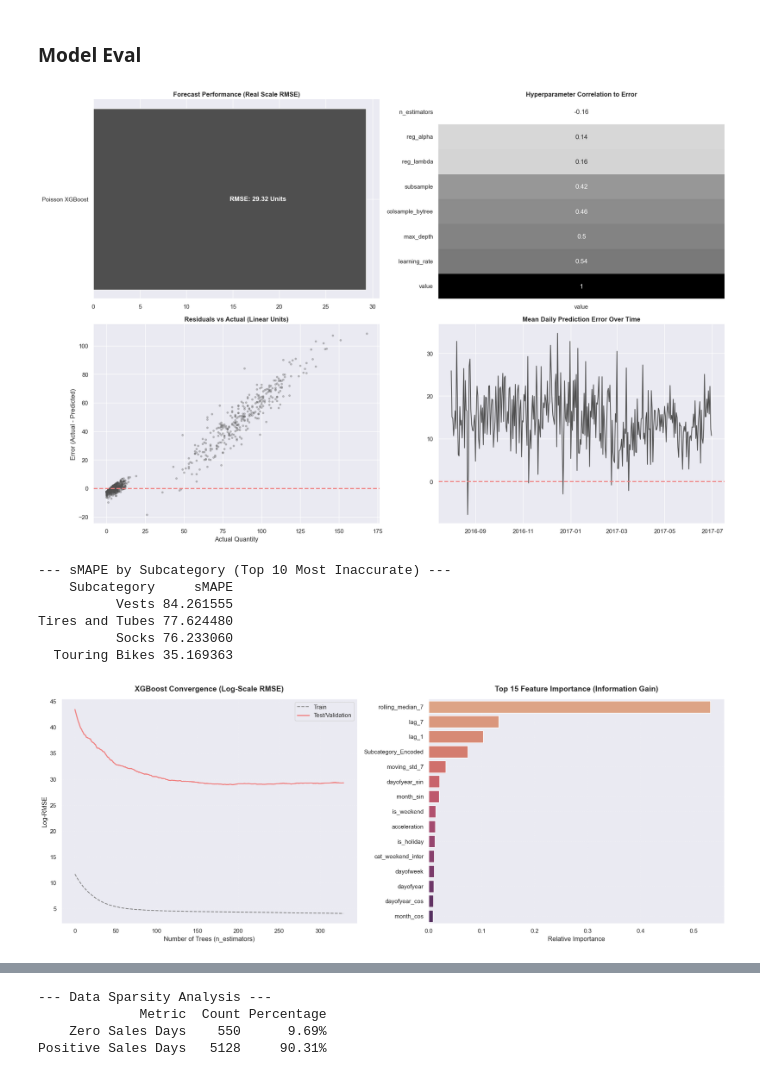
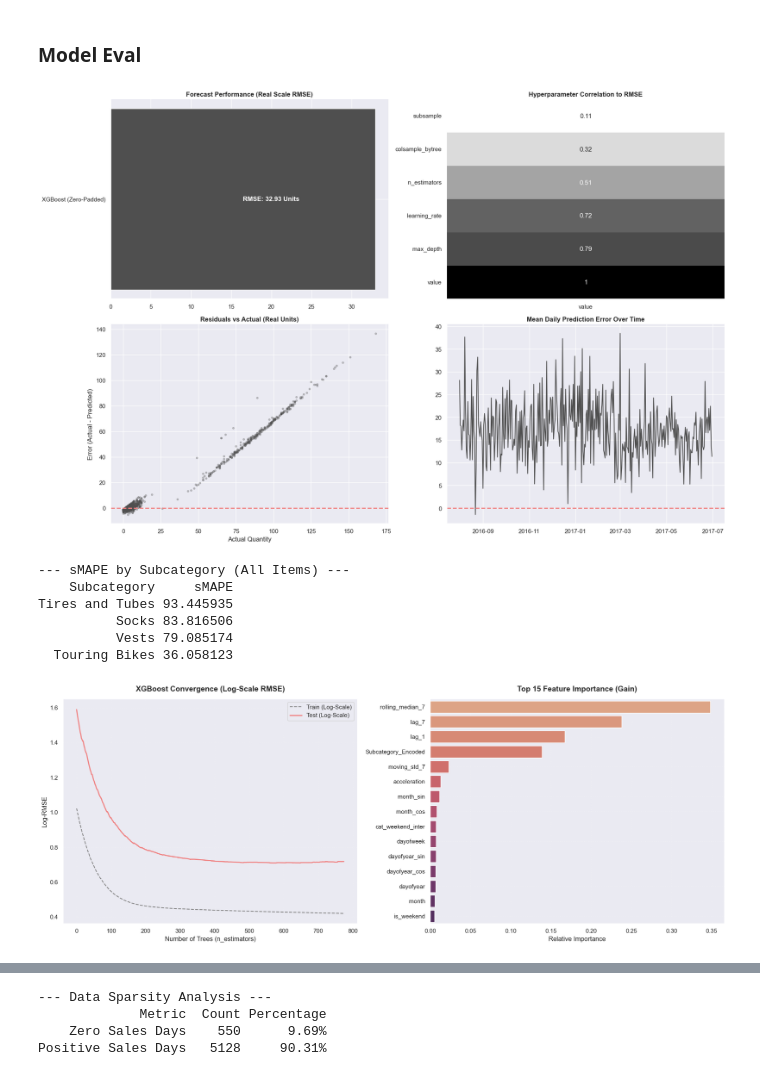
Before and after one commit to ethanhopkins101/adventure_works, a Jupyter notebook: notebooks/model_selection.ipynb, the cells around one changed output, grey strips where cells are left out. Cells and saved outputs as stored; diff of their text form; code cells hidden in the pictures.

```diff
--- a/notebooks/model_selection.ipynb
+++ b/notebooks/model_selection.ipynb
@@ -600,97 +633,100 @@ Final RMSE (Real Scale): 29.32
 ### Model Eval
 # %%
 # 1. Align Data for Diagnostics
-y_test_real = y_test  # Using Raw Scale from Poisson model
-test_preds_real = test_preds
+test_preds_log = best_xgb.predict(X_test)
+test_preds_real = np.expm1(test_preds_log)
+y_test_real = np.expm1(y_test_log)
 
+# Ensure the index matches our zero-padded df_treated
 diagnostic_df = pd.DataFrame({
     'Actual': y_test_real.values,
     'Predicted': test_preds_real,
     'Error': y_test_real.values - test_preds_real,
-    'Subcategory': df_treated.loc[y_test.index, 'SubcategoryName'].values
-}, index=df_treated.loc[y_test.index, 'OrderDate'])
+    'Subcategory': df_treated.loc[y_test_log.index, 'SubcategoryName'].values
+}, index=df_treated.loc[y_test_log.index, 'OrderDate'])
 
-# 2. Reusable sMAPE Function (Scientifically robust for zeros)
+# 2. Reusable sMAPE Function
 def calculate_smape_robust(actual, predicted):
     actual, predicted = np.array(actual), np.array(predicted)
     numerator = np.abs(predicted - actual)
     denominator = (np.abs(actual) + np.abs(predicted)) / 2
     return np.mean(np.divide(numerator, denominator,
-                             out=np.zeros_like(numerator),
-                             where=denominator != 0)) * 100
+                               out=np.zeros_like(numerator),
+                               where=denominator != 0)) * 100
 
 # 3. Create Dashboard Visuals
 fig = plt.figure(figsize=(18, 12), facecolor='white')
 gs = fig.add_gridspec(2, 2)
 
-# Subplot 1: RMSE
+# Subplot 1: RMSE (Real Scale)
 ax_rmse = fig.add_subplot(gs[0, 0])
 rmse_val = np.sqrt(mean_squared_error(diagnostic_df['Actual'], diagnostic_df['Predicted']))
-ax_rmse.barh(['Poisson XGBoost'], [rmse_val], color='#4F4F4F', height=0.4)
+ax_rmse.barh(['XGBoost (Zero-Padded)'], [rmse_val], color='#4F4F4F', height=0.4)
 ax_rmse.text(rmse_val/2, 0, f'RMSE: {rmse_val:.2f} Units', color='white', va='center', fontweight='bold')
 ax_rmse.set_title('Forecast Performance (Real Scale RMSE)', fontweight='bold')
 ax_rmse.spines[['top', 'right']].set_visible(False)
 
 # Subplot 2: Optuna Parameter Correlation
 ax_corr = fig.add_subplot(gs[0, 1])
-optuna_df = study.trials_dataframe()
+optuna_df = study_xgb.trials_dataframe()
 optuna_df = optuna_df.rename(columns={c: c.replace('params_', '') for c in optuna_df.columns})
-cols = [c for c in study.best_params.keys() if c in optuna_df.columns] + ['value']
+cols = [c for c in best_params.keys() if c in optuna_df.columns] + ['value']
 sns.heatmap(optuna_df[cols].corr()[['value']].sort_values(by='value'),
             annot=True, cmap='Greys', ax=ax_corr, cbar=False)
-ax_corr.set_title('Hyperparameter Correlation to Error', fontweight='bold')
+ax_corr.set_title('Hyperparameter Correlation to RMSE', fontweight='bold')
 
 # Subplot 3: Residuals vs Actuals
+
 ax_res = fig.add_subplot(gs[1, 0])
 ax_res.scatter(diagnostic_df['Actual'], diagnostic_df['Error'], alpha=0.3, color='#4F4F4F', s=10)
 ax_res.axhline(0, color='#F08080', linestyle='--', lw=2)
-ax_res.set_title("Residuals vs Actual (Linear Units)", fontweight='bold')
+ax_res.set_title("Residuals vs Actual (Real Units)", fontweight='bold')
 ax_res.set_xlabel("Actual Quantity")
 ax_res.set_ylabel("Error (Actual - Predicted)")
 ax_res.spines[['top', 'right']].set_visible(False)
 
 # Subplot 4: Time-Series Error
 ax_time = fig.add_subplot(gs[1, 1])
 daily_err = diagnostic_df['Error'].resample('D').mean()
 ax_time.plot(daily_err.index, daily_err.values, color='#4F4F4F', lw=1.5)
 ax_time.axhline(0, color='#F08080', linestyle='--', lw=2)
 ax_time.set_title("Mean Daily Prediction Error Over Time", fontweight='bold')
 ax_time.spines[['top', 'right']].set_visible(False)
 
 plt.tight_layout()
 plt.show()
 
-# 4. SUB-CATEGORY BREAKDOWN (FIXED SORT)
-print("\n--- sMAPE by Subcategory (Top 10 Most Inaccurate) ---")
+# 4. SUB-CATEGORY BREAKDOWN
+print("\n--- sMAPE by Subcategory (All Items) ---")
 category_results = []
 for cat, group in diagnostic_df.groupby('Subcategory'):
     val = calculate_smape_robust(group['Actual'], group['Predicted'])
     category_results.append({'Subcategory': cat, 'sMAPE': val})
 
 category_stats = pd.DataFrame(category_results).sort_values(by='sMAPE', ascending=False)
-print(category_stats.head(10).to_string(index=False))
+print(category_stats.to_string(index=False))
 # %% [output]
-[figure, old version]
+[figure, new version]
---- sMAPE by Subcategory (Top 10 Most Inaccurate) ---
+--- sMAPE by Subcategory (All Items) ---
     Subcategory     sMAPE
-          Vests 84.261555
-Tires and Tubes 77.624480
-          Socks 76.233060
-  Touring Bikes 35.169363
+Tires and Tubes 93.445935
+          Socks 83.816506
+          Vests 79.085174
+  Touring Bikes 36.058123
 # %%
 # 1. Update Model with Metric and Fit
-# Use 'rmse' as it aligns with our Log-transformed target optimization
-best_model.set_params(eval_metric="rmse")
+best_xgb.set_params(eval_metric="rmse")
 
-eval_set = [(X_train, y_train), (X_test, y_test)]
-best_model.fit(X_train, y_train, eval_set=eval_set, verbose=False)
-results = best_model.evals_result()
+# Using the padded 80/20 split
+eval_set = [(X_train, y_train_log), (X_test, y_test_log)]
+best_xgb.fit(X_train, y_train_log, eval_set=eval_set, verbose=False)
+
+results = best_xgb.evals_result()
 
 # 2. Extract Feature Importance
-# This measures 'Gain'—how much each feature improved the prediction accuracy
 feature_importance_df = pd.DataFrame({
     'Feature': X.columns,
-    'Importance': best_model.feature_importances_
+    'Importance': best_xgb.feature_importances_
 }).sort_values(by='Importance', ascending=False)
 
 # 3. Plotting
@@ -698,24 +734,21 @@ fig, axes = plt.subplots(1, 2, figsize=(18, 7), facecolor='white')
 line_color, val_color = '#F08080', '#808080'
 
 # --- Left Subplot: Learning Curve ---
-# 'validation_0' is Train, 'validation_1' is Test
 epochs = len(results['validation_0']['rmse'])
-axes[0].plot(range(epochs), results['validation_0']['rmse'], label='Train', color=val_color, linestyle='--')
-axes[0].plot(range(epochs), results['validation_1']['rmse'], label='Test/Validation', color=line_color, linewidth=2)
+axes[0].plot(range(epochs), results['validation_0']['rmse'], label='Train (Log-Scale)', color=val_color, linestyle='--')
+axes[0].plot(range(epochs), results['validation_1']['rmse'], label='Test (Log-Scale)', color=line_color, linewidth=2)
 axes[0].set_title('XGBoost Convergence (Log-Scale RMSE)', fontsize=14, fontweight='bold', pad=15)
 axes[0].set_xlabel('Number of Trees (n_estimators)')
 axes[0].set_ylabel('Log-RMSE')
 axes[0].legend()
 
 # --- Right Subplot: Feature Importance ---
-# Visualizing the Top 15 drivers of demand
 sns.barplot(x='Importance', y='Feature', data=feature_importance_df.head(15),
             ax=axes[1], hue='Feature', palette='flare', legend=False)
-axes[1].set_title('Top 15 Feature Importance (Information Gain)', fontsize=14, fontweight='bold', pad=15)
+axes[1].set_title('Top 15 Feature Importance (Gain)', fontsize=14, fontweight='bold', pad=15)
 axes[1].set_xlabel('Relative Importance')
 axes[1].set_ylabel('')
 
-# Aesthetic Clean-up
 for ax in axes:
     ax.spines[['top', 'right']].set_visible(False)
     ax.grid(axis='both', linestyle=':', alpha=0.3)
@@ -723,7 +756,7 @@ for ax in axes:
 plt.tight_layout()
 plt.show()
 # %% [output]
-[figure, old version]
+[figure, new version]
 # %%
 # 1. Define Robust sMAPE Function
 def calculate_smape(actual, predicted):
```
Also changed, not shown: parts of 49 cells of this notebook, 34 other files.
